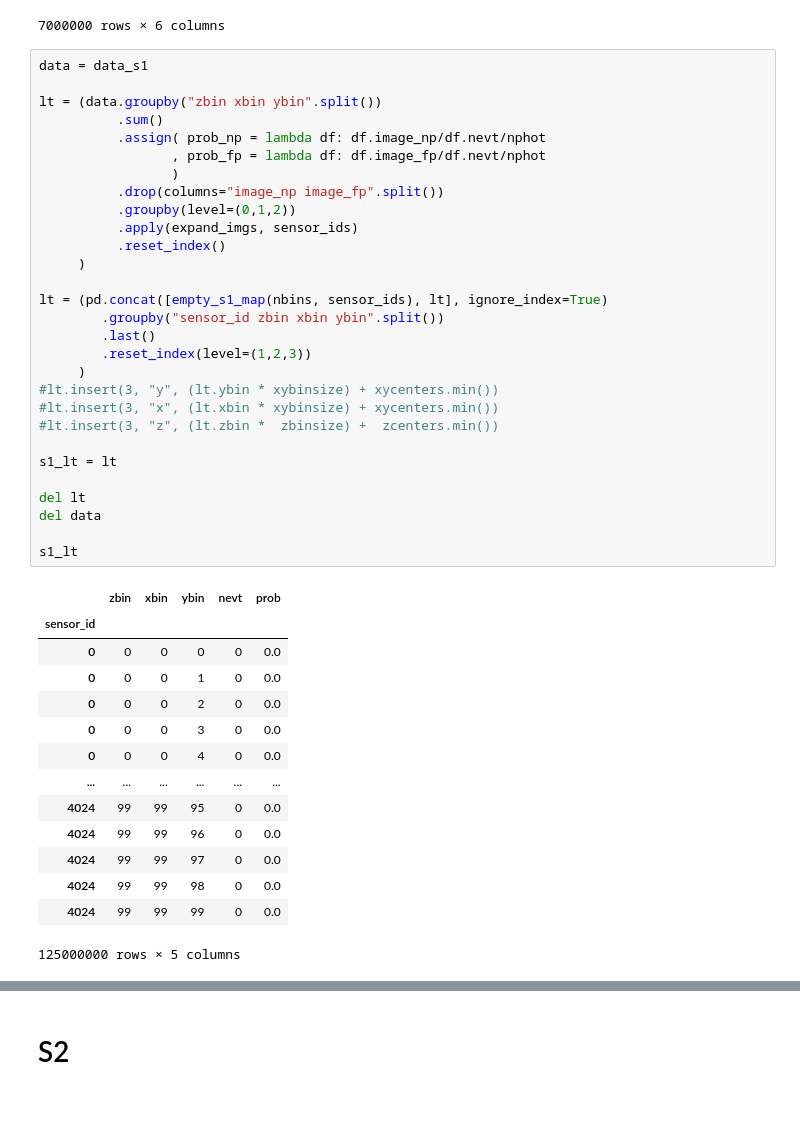
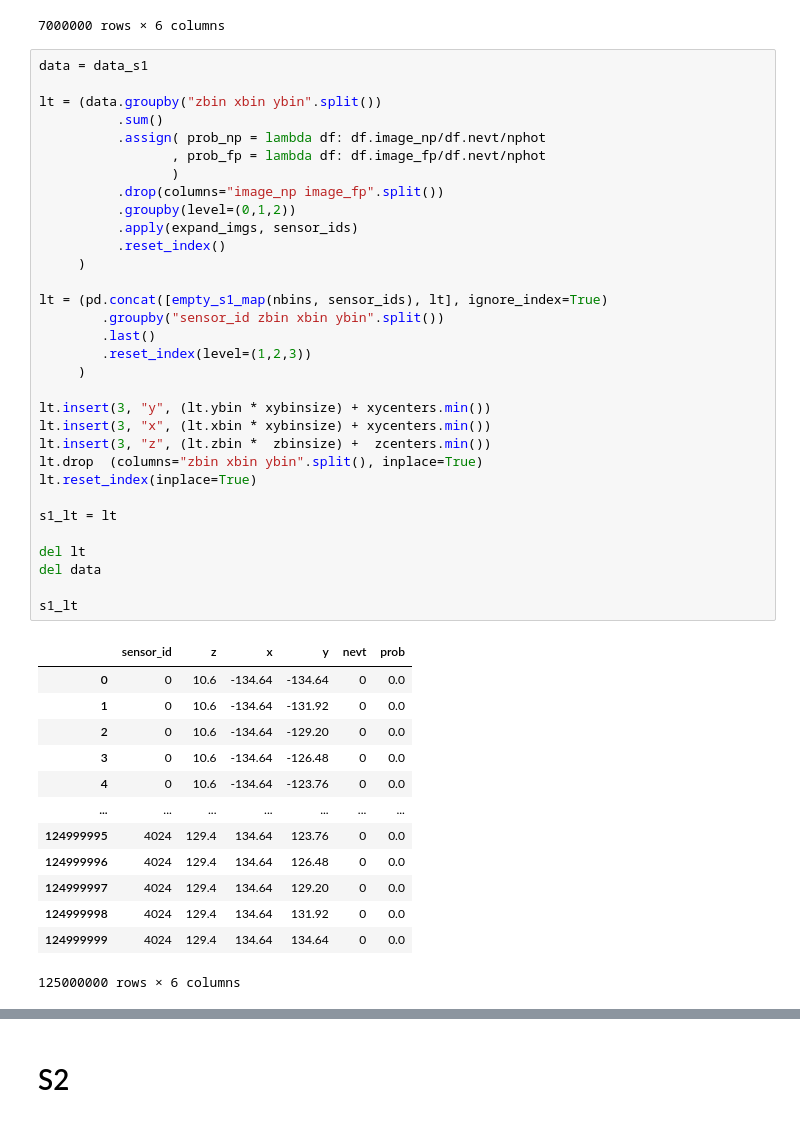
Before and after one commit to gonzaponte/colina, a Jupyter notebook: simulation/light_tables.ipynb, the cells around one changed output, grey strips where cells are left out. Cells and saved outputs as stored; diff of their text form.

```diff
--- a/simulation/light_tables.ipynb
+++ b/simulation/light_tables.ipynb
@@ -112,44 +114,46 @@ data_s1
 # %%
 data = data_s1
 
 lt = (data.groupby("zbin xbin ybin".split())
           .sum()
           .assign( prob_np = lambda df: df.image_np/df.nevt/nphot
                  , prob_fp = lambda df: df.image_fp/df.nevt/nphot
                  )
           .drop(columns="image_np image_fp".split())
           .groupby(level=(0,1,2))
           .apply(expand_imgs, sensor_ids)
           .reset_index()
      )
 
 lt = (pd.concat([empty_s1_map(nbins, sensor_ids), lt], ignore_index=True)
         .groupby("sensor_id zbin xbin ybin".split())
         .last()
         .reset_index(level=(1,2,3))
      )
-#lt.insert(3, "y", (lt.ybin * xybinsize) + xycenters.min())
-#lt.insert(3, "x", (lt.xbin * xybinsize) + xycenters.min())
-#lt.insert(3, "z", (lt.zbin *  zbinsize) +  zcenters.min())
+
+lt.insert(3, "y", (lt.ybin * xybinsize) + xycenters.min())
+lt.insert(3, "x", (lt.xbin * xybinsize) + xycenters.min())
+lt.insert(3, "z", (lt.zbin *  zbinsize) +  zcenters.min())
+lt.drop  (columns="zbin xbin ybin".split(), inplace=True)
+lt.reset_index(inplace=True)
 
 s1_lt = lt
 
 del lt
 del data
 
 s1_lt
 # %% [output]
-|  | zbin | xbin | ybin | nevt | prob |
-| sensor_id |  |  |  |  |  |
-| 0 | 0 | 0 | 0 | 0 | 0.0 |
-| 0 | 0 | 0 | 1 | 0 | 0.0 |
-| 0 | 0 | 0 | 2 | 0 | 0.0 |
-| 0 | 0 | 0 | 3 | 0 | 0.0 |
-| 0 | 0 | 0 | 4 | 0 | 0.0 |
-| ... | ... | ... | ... | ... | ... |
-| 4024 | 99 | 99 | 95 | 0 | 0.0 |
-| 4024 | 99 | 99 | 96 | 0 | 0.0 |
-| 4024 | 99 | 99 | 97 | 0 | 0.0 |
-| 4024 | 99 | 99 | 98 | 0 | 0.0 |
-| 4024 | 99 | 99 | 99 | 0 | 0.0 |
+|  | sensor_id | z | x | y | nevt | prob |
+| 0 | 0 | 10.6 | -134.64 | -134.64 | 0 | 0.0 |
+| 1 | 0 | 10.6 | -134.64 | -131.92 | 0 | 0.0 |
+| 2 | 0 | 10.6 | -134.64 | -129.20 | 0 | 0.0 |
+| 3 | 0 | 10.6 | -134.64 | -126.48 | 0 | 0.0 |
+| 4 | 0 | 10.6 | -134.64 | -123.76 | 0 | 0.0 |
+| ... | ... | ... | ... | ... | ... | ... |
+| 124999995 | 4024 | 129.4 | 134.64 | 123.76 | 0 | 0.0 |
+| 124999996 | 4024 | 129.4 | 134.64 | 126.48 | 0 | 0.0 |
+| 124999997 | 4024 | 129.4 | 134.64 | 129.20 | 0 | 0.0 |
+| 124999998 | 4024 | 129.4 | 134.64 | 131.92 | 0 | 0.0 |
+| 124999999 | 4024 | 129.4 | 134.64 | 134.64 | 0 | 0.0 |
-125000000 rows × 5 columns
+125000000 rows × 6 columns
```
Also changed, not shown: parts of 17 cells of this notebook, 1 other file.
